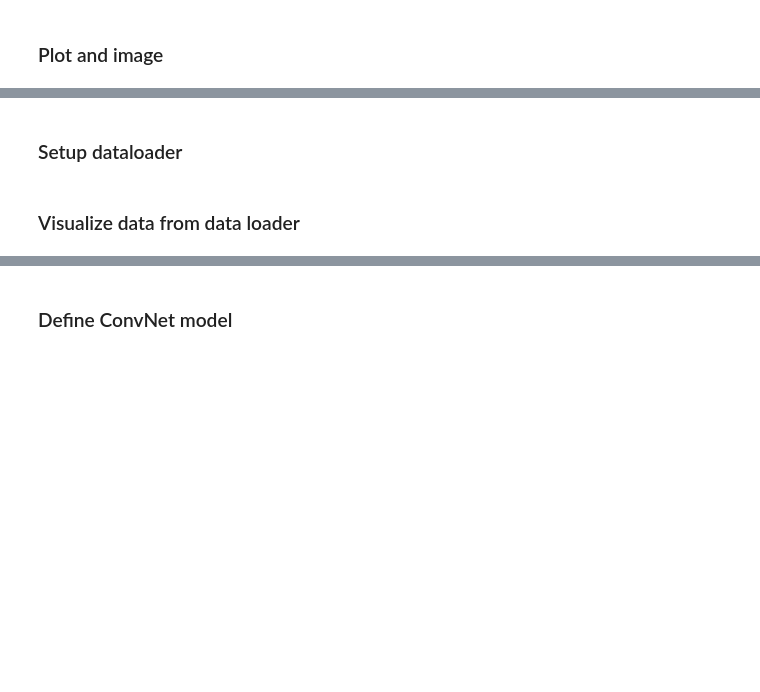
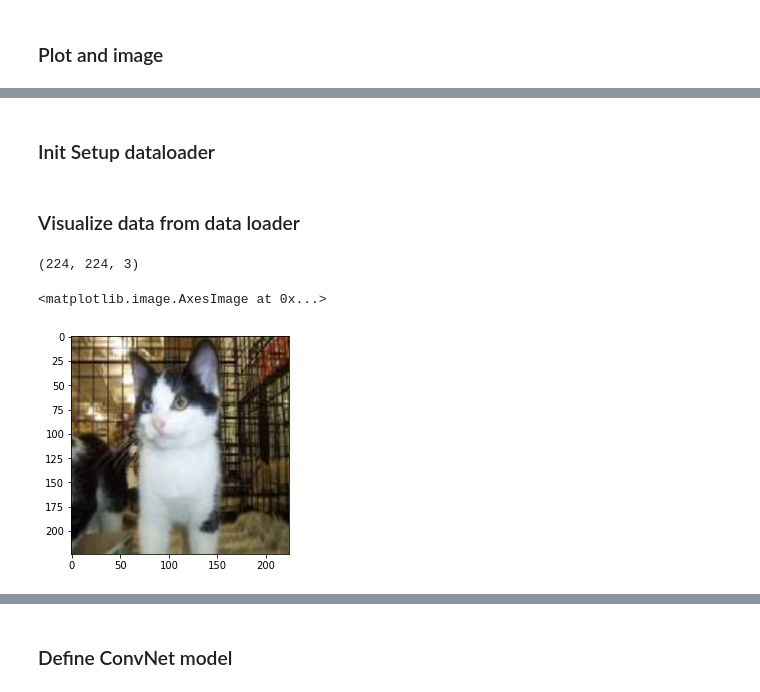
Before and after one commit to hasibzunair/cv-pytorch-tutorials, a Jupyter notebook: 01.image_classification.ipynb, the cells around one changed output, grey strips where cells are left out. Drawn from its saved outputs; the diff is of its cells as text; code cells hidden in the pictures; blank space fills up the shorter version.

```diff
--- a/01.image_classification.ipynb
+++ b/01.image_classification.ipynb
@@ -128,5 +150,5 @@ print(test_dataset.class_to_idx)
 # %% [markdown]
-### Setup dataloader
+### Init Setup dataloader
 # %%
 # train loader and test loader
 train_loader = DataLoader(train_dataset, batch_size=BATCH_SIZE, drop_last=True,
@@ -147,7 +169,11 @@ def to_img(ten):
 cat = train_dataset[1] ## cat is tuple
 dog = train_dataset[1500] ## dog is a tuple, dog[0] holds its image tensor
 # %%
-a = to_img(cat)
-print(a.shape)
-plt.imshow(a)
+cat_image = to_img(cat)
+print(cat_image.shape)
+plt.imshow(cat_image)
+# %% [output]
+(224, 224, 3)
+<matplotlib.image.AxesImage at 0x...>
+[figure, added]
 # %%
```
Also changed, not shown: parts of 32 cells of this notebook, 3 other files.
